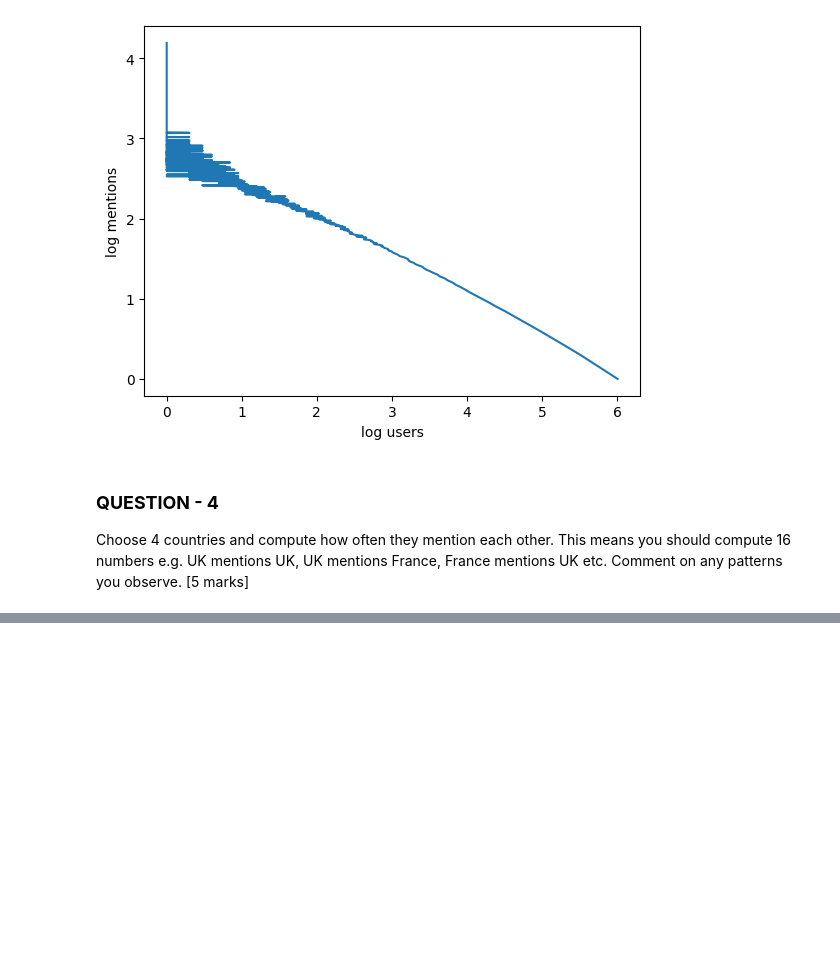
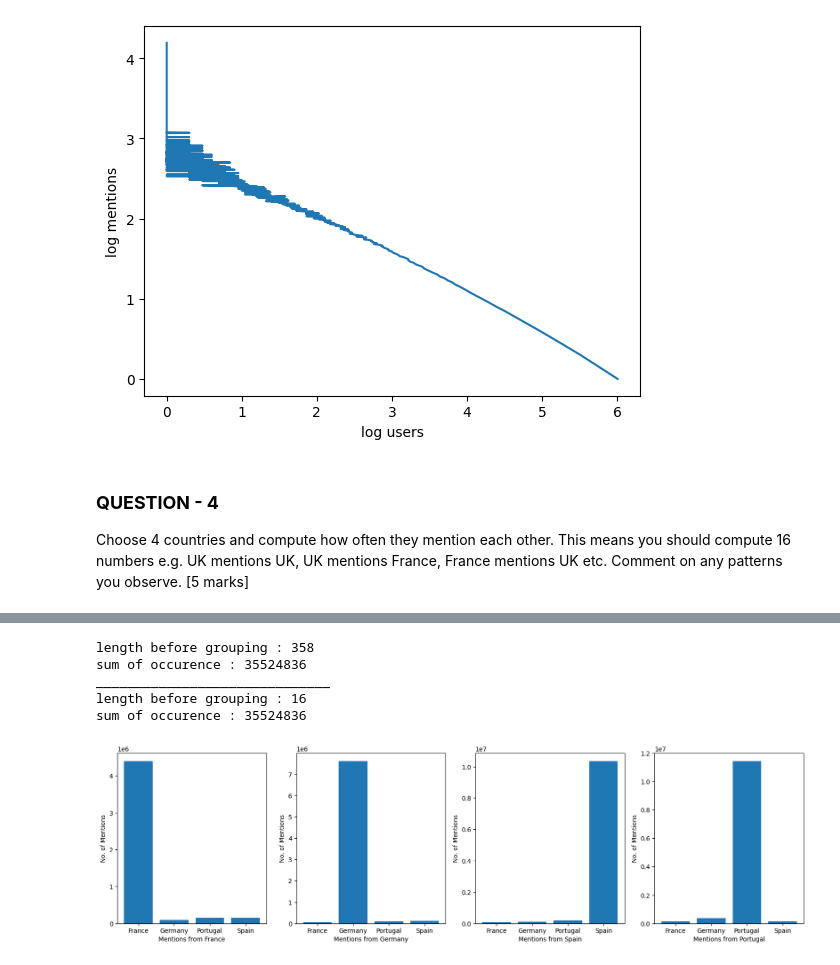
Before and after one commit to katoxiv/X-Notebooks, a Jupyter notebook: Twitter_Coursework/01_Basic_Stats.ipynb, the cells around one changed output, grey strips where cells are left out. Cells and saved outputs as stored; diff of their text form; code cells hidden in the pictures; blank space fills up the shorter version.

Commit message:
cross country mentions

```diff
--- a/Twitter_Coursework/01_Basic_Stats.ipynb
+++ b/Twitter_Coursework/01_Basic_Stats.ipynb
@@ -540,0 +593,43 @@ France, France mentions UK etc. Comment on any patterns you observe. [5 marks]
+# %%
+# Changing Non-English names to English names (for consistency)
+x_mentions_df_2 = x_mentions_df.merge(
+    pivoted_country_names[['en' , 'name']] ,
+    left_on = 'user' ,
+    right_on = 'name'
+).merge(
+    pivoted_country_names[['en' , 'name']] ,
+    left_on = 'mentioned' ,
+    right_on = 'name'
+).rename(
+    columns = {'en_x':'user_country' , 'en_y':'mentioned_country'}
+)[['occr' , 'user_country' , 'mentioned_country']]
+
+# Restricted to 4 countries
+print(f'length before grouping : {len(x_mentions_df_2)}')
+print(f'sum of occurence : {x_mentions_df_2.sum().occr}')
+print("_"*30)
+
+x_mentions_df_3 = x_mentions_df_2.groupby(['user_country' , 'mentioned_country']).agg(occr = ('occr',np.sum))
+
+# Regrouped
+print(f'length before grouping : {len(x_mentions_df_3)}')
+print(f'sum of occurence : {x_mentions_df_3.sum().occr}')
+# %% [output]
+length before grouping : 358
+sum of occurence : 35524836
+______________________________
+length before grouping : 16
+sum of occurence : 35524836
+# %%
+# Graph the number of cross mentions
+fig , axes = plt.subplots(1 , len(country_list) , figsize = (20 , 5))
+
+for _ , (ax , user) in enumerate(zip(axes , country_list)):
+    df = x_mentions_df_3.loc[user]
+    ax.bar(df.index , df.occr);
+    ax.set_xlabel(f'Mentions from {user}')
+    ax.set_ylabel('No. of Mentions');
+
+# Countries seem to mostly be mentioning themselves
+# %% [output]
+[figure, added]
```
Also changed, not shown: parts of 31 cells of this notebook, 2 other files.
